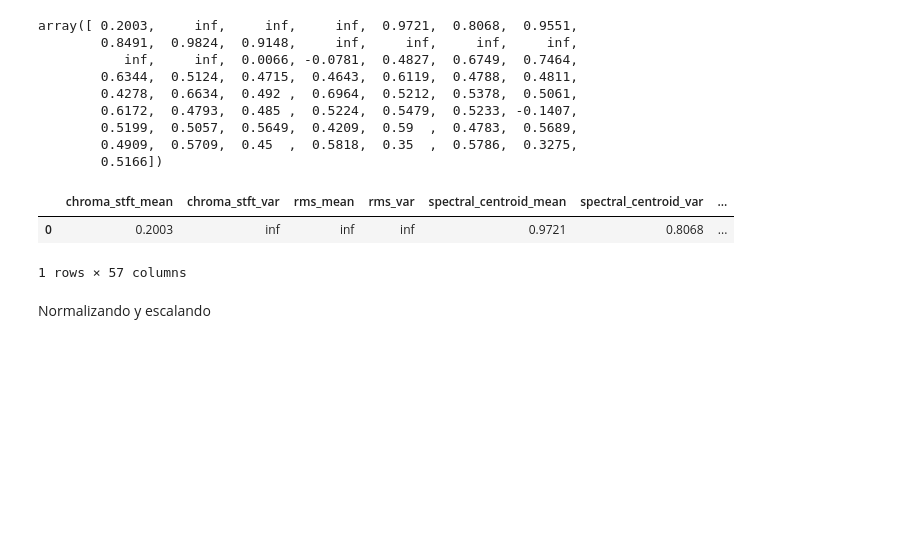
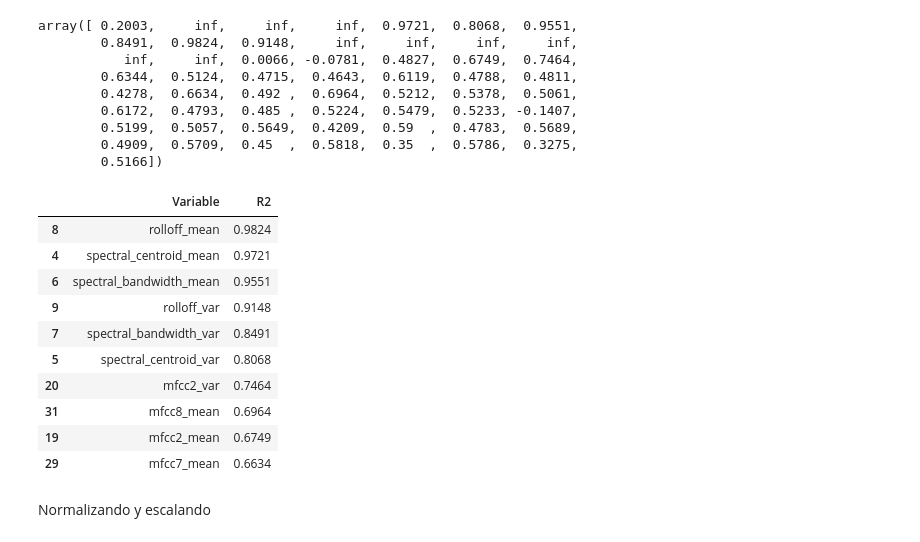
Before and after one commit to mmonto95eafit/music-genre, a Jupyter notebook: statistics/descripcion_datos_multivariantes.ipynb, the cells around one changed output. Cells and saved outputs as stored; diff of their text form; code cells hidden in the pictures; blank space fills up the shorter version.

```diff
--- a/statistics/descripcion_datos_multivariantes.ipynb
+++ b/statistics/descripcion_datos_multivariantes.ipynb
@@ -325,8 +304,21 @@ array([ 0.2003,     inf,     inf,     inf,  0.9721,  0.8068,  0.9551,
         0.4909,  0.5709,  0.45  ,  0.5818,  0.35  ,  0.5786,  0.3275,
         0.5166])
 # %%
-pd.DataFrame([R2],columns=cols)
+df_r2 = pd.DataFrame([R2],columns=cols).transpose().reset_index()
-# %% [output]
-|  | chroma_stft_mean | chroma_stft_var | rms_mean | rms_var | spectral_centroid_mean | spectral_centroid_var | ... |
-| 0 | 0.2003 | inf | inf | inf | 0.9721 | 0.8068 | ... |
-1 rows × 57 columns
+# %%
+df_r2.columns=['Variable','R2']
+no_inf = df_r2['R2']!=np.inf
+df_r22 = df_r2[no_inf].sort_values('R2',ascending=False).head(10)
+df_r22
+# %% [output]
+|  | Variable | R2 |
+| 8 | rolloff_mean | 0.9824 |
+| 4 | spectral_centroid_mean | 0.9721 |
+| 6 | spectral_bandwidth_mean | 0.9551 |
+| 9 | rolloff_var | 0.9148 |
+| 7 | spectral_bandwidth_var | 0.8491 |
+| 5 | spectral_centroid_var | 0.8068 |
+| 20 | mfcc2_var | 0.7464 |
+| 31 | mfcc8_mean | 0.6964 |
+| 19 | mfcc2_mean | 0.6749 |
+| 29 | mfcc7_mean | 0.6634 |
```
Also changed, not shown: parts of 7 cells of this notebook, 2 other files.
